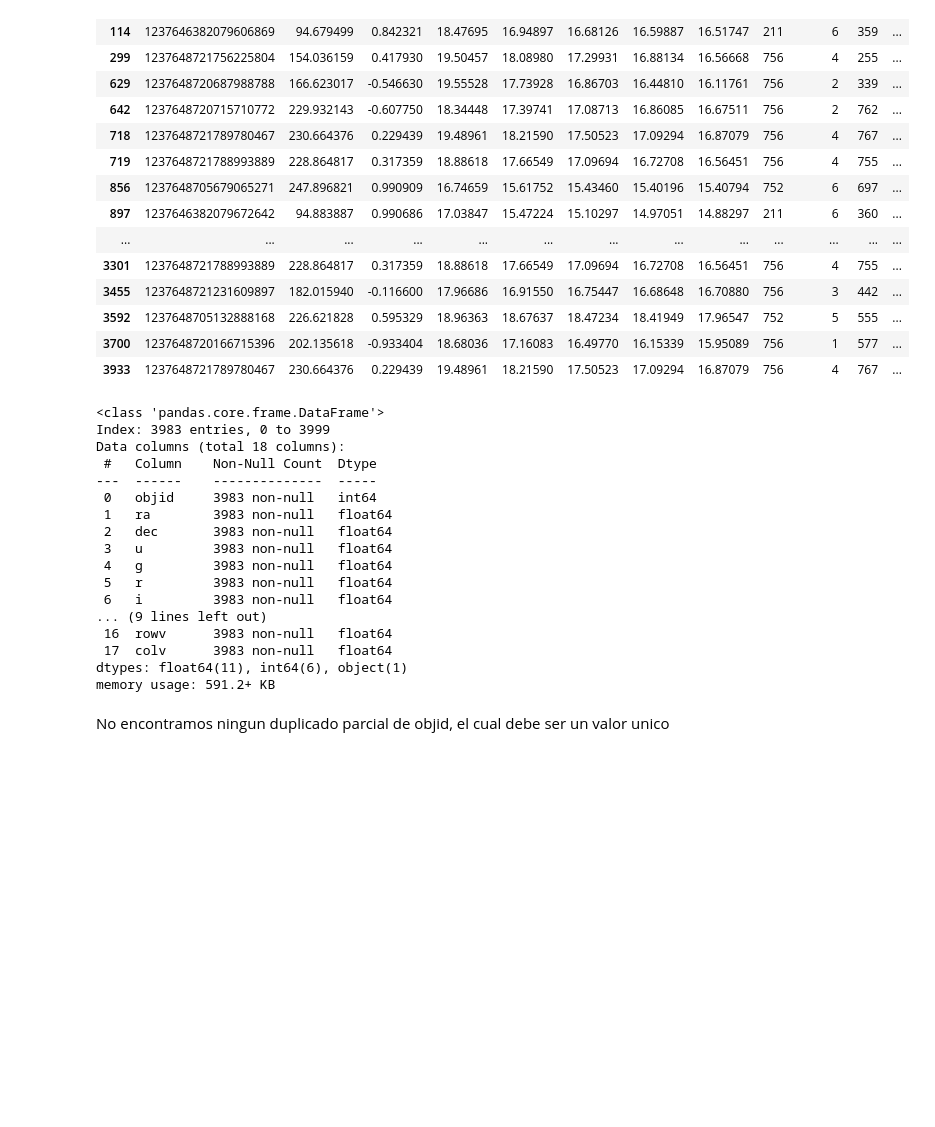
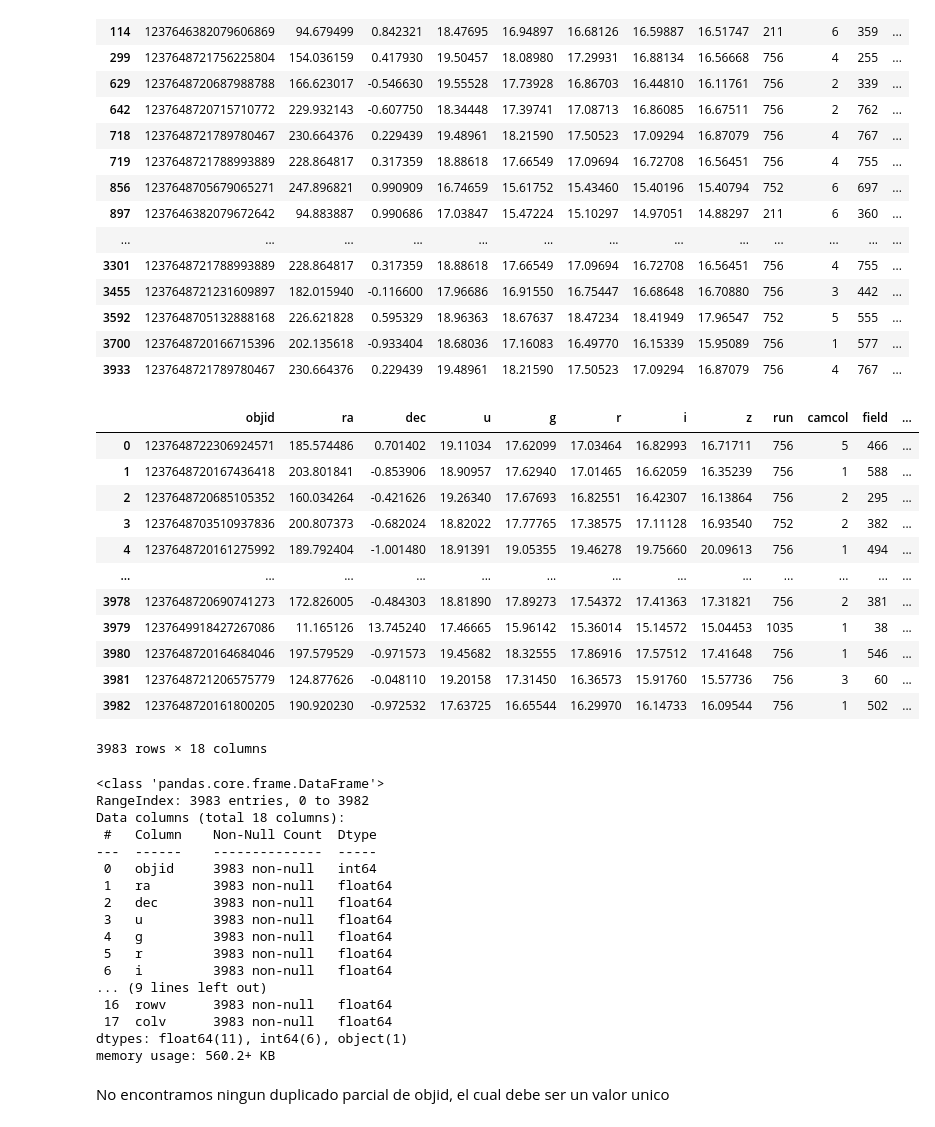
Before and after one commit to ju4ndiegos/BI, a Jupyter notebook: Lab-1/lab1.ipynb, the cells around one changed output. Cells and saved outputs as stored; diff of their text form; code cells hidden in the pictures; blank space fills up the shorter version.

```diff
--- a/Lab-1/lab1.ipynb
+++ b/Lab-1/lab1.ipynb
@@ -67,12 +67,27 @@ data_train[data_train.duplicated(keep=False)]
 | 3933 | 1237648721789780467 | 230.664376 | 0.229439 | 19.48961 | 18.21590 | 17.50523 | 17.09294 | 16.87079 | 756 | 4 | 767 | ... |
 # %%
 #Se borran directamente del dataframe los registros duplicados completos
-data_train.drop_duplicates(keep = "first", inplace= True)
+data_train=data_train.drop_duplicates(keep = "first", inplace= False,ignore_index =True)
+data_train
+# %% [output]
+|  | objid | ra | dec | u | g | r | i | z | run | camcol | field | ... |
+| 0 | 1237648722306924571 | 185.574486 | 0.701402 | 19.11034 | 17.62099 | 17.03464 | 16.82993 | 16.71711 | 756 | 5 | 466 | ... |
+| 1 | 1237648720167436418 | 203.801841 | -0.853906 | 18.90957 | 17.62940 | 17.01465 | 16.62059 | 16.35239 | 756 | 1 | 588 | ... |
+| 2 | 1237648720685105352 | 160.034264 | -0.421626 | 19.26340 | 17.67693 | 16.82551 | 16.42307 | 16.13864 | 756 | 2 | 295 | ... |
+| 3 | 1237648703510937836 | 200.807373 | -0.682024 | 18.82022 | 17.77765 | 17.38575 | 17.11128 | 16.93540 | 752 | 2 | 382 | ... |
+| 4 | 1237648720161275992 | 189.792404 | -1.001480 | 18.91391 | 19.05355 | 19.46278 | 19.75660 | 20.09613 | 756 | 1 | 494 | ... |
+| ... | ... | ... | ... | ... | ... | ... | ... | ... | ... | ... | ... | ... |
+| 3978 | 1237648720690741273 | 172.826005 | -0.484303 | 18.81890 | 17.89273 | 17.54372 | 17.41363 | 17.31821 | 756 | 2 | 381 | ... |
+| 3979 | 1237649918427267086 | 11.165126 | 13.745240 | 17.46665 | 15.96142 | 15.36014 | 15.14572 | 15.04453 | 1035 | 1 | 38 | ... |
+| 3980 | 1237648720164684046 | 197.579529 | -0.971573 | 19.45682 | 18.32555 | 17.86916 | 17.57512 | 17.41648 | 756 | 1 | 546 | ... |
+| 3981 | 1237648721206575779 | 124.877626 | -0.048110 | 19.20158 | 17.31450 | 16.36573 | 15.91760 | 15.57736 | 756 | 3 | 60 | ... |
+| 3982 | 1237648720161800205 | 190.920230 | -0.972532 | 17.63725 | 16.65544 | 16.29970 | 16.14733 | 16.09544 | 756 | 1 | 502 | ... |
+3983 rows × 18 columns
 # %%
 data_train.info()
 # %% [output]
 <class 'pandas.core.frame.DataFrame'>
-Index: 3983 entries, 0 to 3999
+RangeIndex: 3983 entries, 0 to 3982
 Data columns (total 18 columns):
  #   Column    Non-Null Count  Dtype
 ---  ------    --------------  -----
@@ -87,7 +102,7 @@ Data columns (total 18 columns):
  16  rowv      3983 non-null   float64
  17  colv      3983 non-null   float64
 dtypes: float64(11), int64(6), object(1)
-memory usage: 591.2+ KB
+memory usage: 560.2+ KB
 # %% [markdown]
 No encontramos ningun duplicado parcial de objid, el cual debe ser un valor unico
 # %%
```
Also changed, not shown: parts of 19 cells of this notebook.
